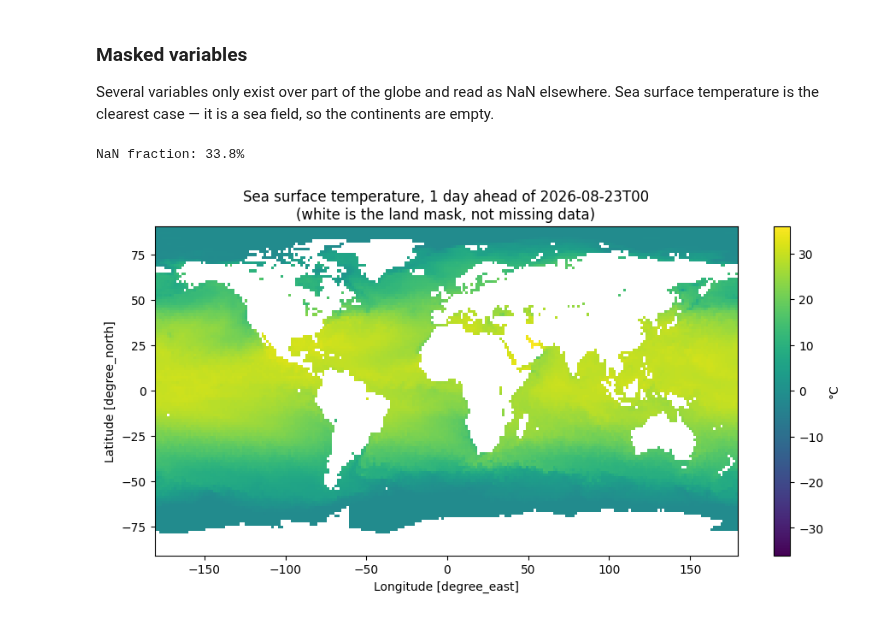
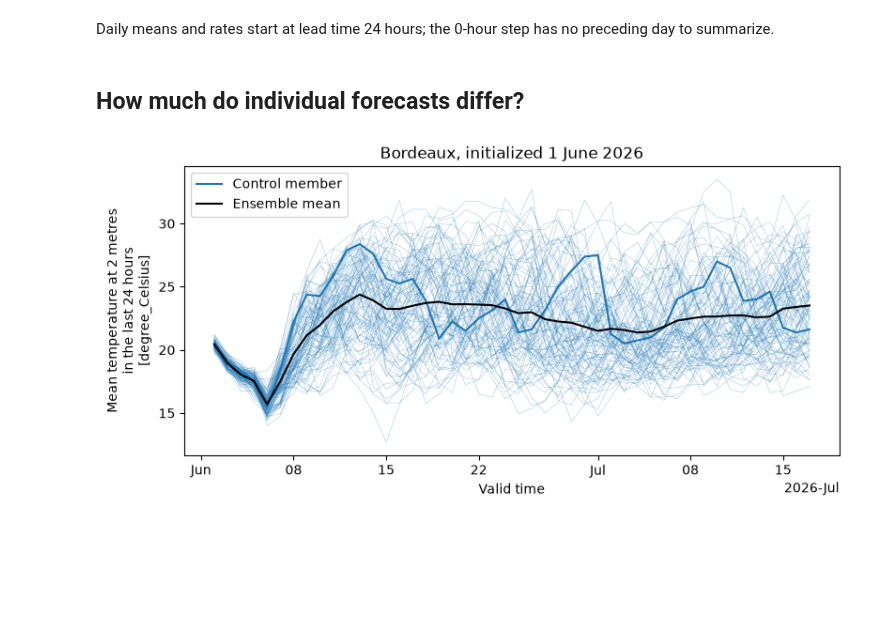
Before and after one commit to dynamical-org/notebooks, a Jupyter notebook: ecmwf-ifs-ens-forecast-46-day-daily-1-5-degree.ipynb, the cells around one changed output. Drawn from its saved outputs; the diff is of its cells as text; code cells hidden in the pictures; blank space fills up the shorter version.

```diff
--- a/ecmwf-ifs-ens-forecast-46-day-daily-1-5-degree.ipynb
+++ b/ecmwf-ifs-ens-forecast-46-day-daily-1-5-degree.ipynb
@@ -202,17 +37,28 @@ _ = ax.set_title(f"500 hPa geopotential height, 10 days ahead of {INIT}\n(contou
-# %% [markdown]
-### Masked variables
-
-Several variables only exist over part of the globe and read as NaN elsewhere. Sea surface temperature is the clearest case — it is a sea field, so the continents are empty.
-# %%
-import numpy as np
-
-sea_surface_temperature = (
-    ds["sea_surface_temperature"].sel(init_time=INIT, lead_time="1d").isel(ensemble_member=0).load()
-)
-print(f"NaN fraction: {float(np.isnan(sea_surface_temperature).mean()):.1%}")
-
-mesh = sea_surface_temperature.plot(figsize=(11, 5), cmap="viridis", cbar_kwargs={"label": "°C"})
-_ = mesh.axes.set_title(f"Sea surface temperature, 1 day ahead of {INIT}\n(white is the land mask, not missing data)")
-# %% [output]
-NaN fraction: 33.8%
-[figure, removed]
+# %% [markdown]
+Daily means and rates start at lead time 24 hours; the 0-hour step has no preceding day to summarize.
+# %% [markdown]
+## How much do individual forecasts differ?
+# %%
+import matplotlib.pyplot as plt
+
+temperature = (
+    ds["average_temperature_2m"]
+    .sel(init_time="2026-06-01T00", latitude=44.84, longitude=-0.58, method="nearest")
+    .sel(lead_time=slice("1d", "46d"))
+    .load()
+)
+temperature.plot(
+    x="valid_time", hue="ensemble_member", color="tab:blue",
+    linewidth=0.5, alpha=0.3, add_legend=False, size=4, aspect=2.25,
+)
+ax = plt.gca()
+temperature.sel(ensemble_member=0).plot(
+    ax=ax, x="valid_time", color="tab:blue", label="Control member",
+)
+temperature.mean("ensemble_member", keep_attrs=True).plot(
+    ax=ax, x="valid_time", color="black", label="Ensemble mean",
+)
+ax.legend()
+ax.set_title("Bordeaux, initialized 1 June 2026");
+# %% [output]
+[figure, added]
```
Also changed, not shown: parts of 20 cells of this notebook.
